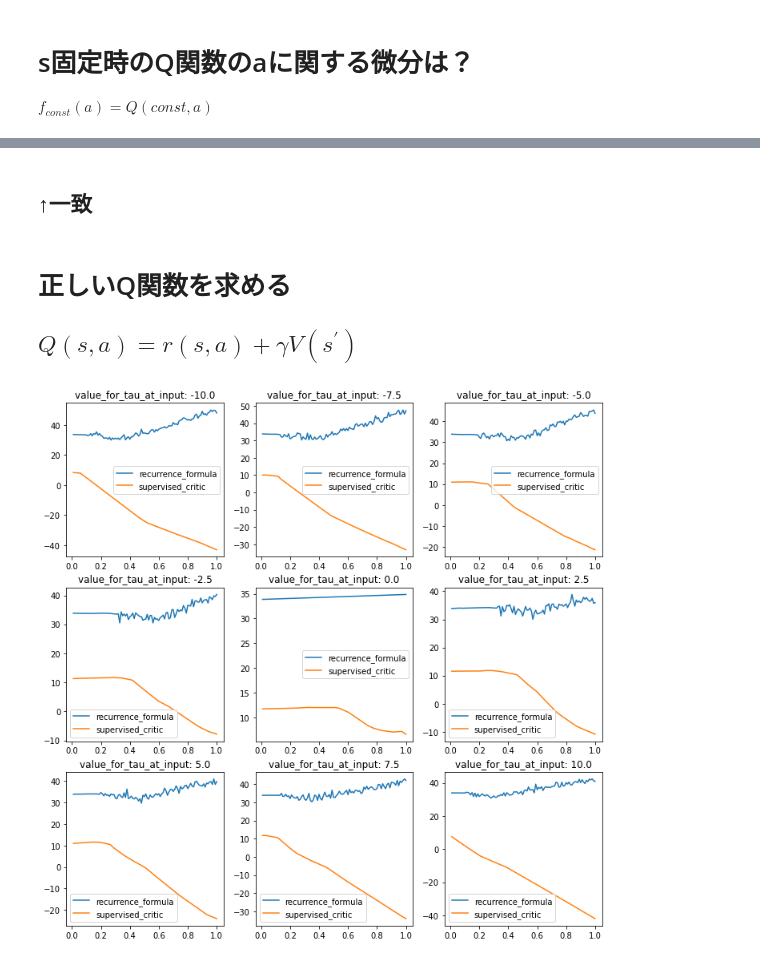
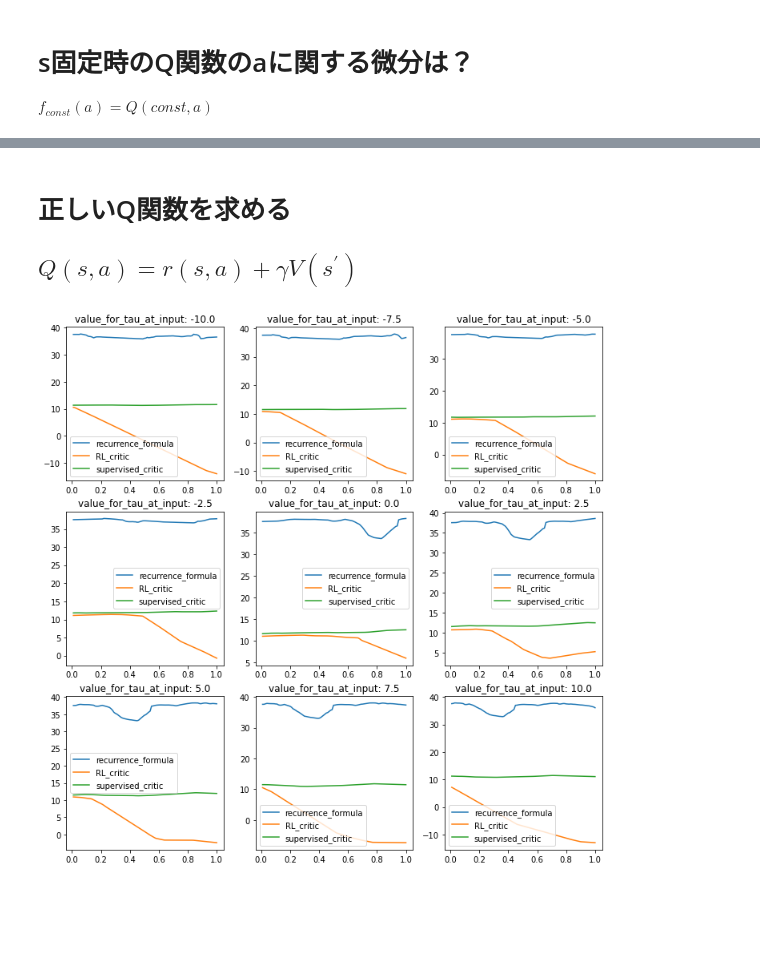
Before and after one commit to ibuki1024/eventDDPG, a Jupyter notebook: notebook/self_trigger/critic_approximation.ipynb, the cells around one changed output, grey strips where cells are left out. Drawn from its saved outputs; the diff is of its cells as text; code cells hidden in the pictures; blank space fills up the shorter version.

```diff
--- a/notebook/self_trigger/critic_approximation.ipynb
+++ b/notebook/self_trigger/critic_approximation.ipynb
@@ -354,11 +335,11 @@ const_state_Q_supervised = []
 
 const_state = np.array([0, 0])
 
-a.critic.load_weights('./saved_agent/learned_self4_critic.h5')
+a.critic.load_weights('./saved_agent/learned_self_clipped_critic.h5')
 for action in action_batch:
     const_state_Q.append(value_for_one_state(action, a, const_state))
 
-a.critic.load_weights('./saved_agent/learned_self4_critic_supervised_discount.h5')
+a.critic.load_weights('./saved_agent/learned_self_clipped_critic_supervised_dist.h5')
 for action in action_batch:
     const_state_Q_supervised.append(value_for_one_state(action, a, const_state))
 
@@ -415,20 +367,0 @@ plt.show()
-# %%
-# 一応他のlearned_selfでも確認する
-# tauに関する微分は？？
-
-taus = np.linspace(0.01,1.0,100)
-inputs = np.linspace(-10, 10, 9)
-
-plt.figure(figsize=(12,12))
-for i, inp in enumerate(inputs):
-    plt.subplot(3,3,i+1)
-    fb = []
-    fa = []
-    for tau in taus:
-        action = np.array([inp, tau])
-        a.critic.load_weights('./saved_agent/learned_self2_critic.h5')
-        fb.append(value_for_one_state(action, a))
-    plt.plot(taus, fb, label='learned_critic')
-    plt.title(f'value_for_tau_at_input: {inp}')
-    plt.legend()
-plt.show()
@@ -437,11 +368,8 @@ plt.show()
-# %% [markdown]
-## ↑一致
 # %% [markdown]
 # 正しいQ関数を求める
 ## $Q(s,a) = r(s,a) + \gamma V(s^{\prime})$
 # %%
-a.critic.load_weights('./saved_agent/learned_self4_critic_supervised_discount.h5')
-a.actor.load_weights('./saved_agent/learned_self4_actor.h5')
+a.actor.load_weights('./saved_agent/learned_self_clipped_actor.h5')
 # %%
 def learned_Q(state, action, agent, env):
     env.reset()
@@ -460,30 +388,32 @@ def learned_Q(state, action, agent, env):
 
     next_state = env.state
     next_value = value_function_ap(next_state, agent) # 学習できていないstateに行った時は間違ったvalueになるはず
-    if (abs(next_state) > np.array([np.pi, np.pi])).any():
-        next_value += np.random.randn()
 
     return reward + gamma * next_value
 # %%
 taus = np.linspace(0.01,1.0,100)
 inputs = np.linspace(-10, 10, 9)
-state = np.array([0,0])
+state = np.array([.18,.1])
 
 plt.figure(figsize=(12,12))
 for i, inp in enumerate(inputs):
     plt.subplot(3,3,i+1)
     fq = []
+    fs = []
     fl = []
     for tau in taus:
         action = np.array([inp, tau])
-        a.critic.load_weights('./saved_agent/learned_self4_critic_supervised_discount.h5')
+        a.critic.load_weights('./saved_agent/learned_self_clipped_critic_supervised.h5') # value function計算用
         fq.append(learned_Q(state, action, a, env))
-        a.critic.load_weights('./saved_agent/learned_self4_critic.h5')
-        fl.append(value_for_one_state(action, a))
+        a.critic.load_weights('./saved_agent/learned_self_clipped_critic_supervised_dist.h5')
+        fs.append(value_for_one_state(action, a, state=state))
+        a.critic.load_weights('./saved_agent/learned_self_clipped_critic.h5')
+        fl.append(value_for_one_state(action, a, state=state))
     plt.plot(taus, fq, label='recurrence_formula')
-    plt.plot(taus, fl, label='supervised_critic')
+    plt.plot(taus, fl, label='RL_critic')
+    plt.plot(taus, fs, label='supervised_critic')
     plt.title(f'value_for_tau_at_input: {inp}')
     plt.legend()
 plt.show()
 # %% [output]
-[figure, old version]
+[figure, new version]
```
Also changed, not shown: parts of 22 cells of this notebook, 8 other files.
